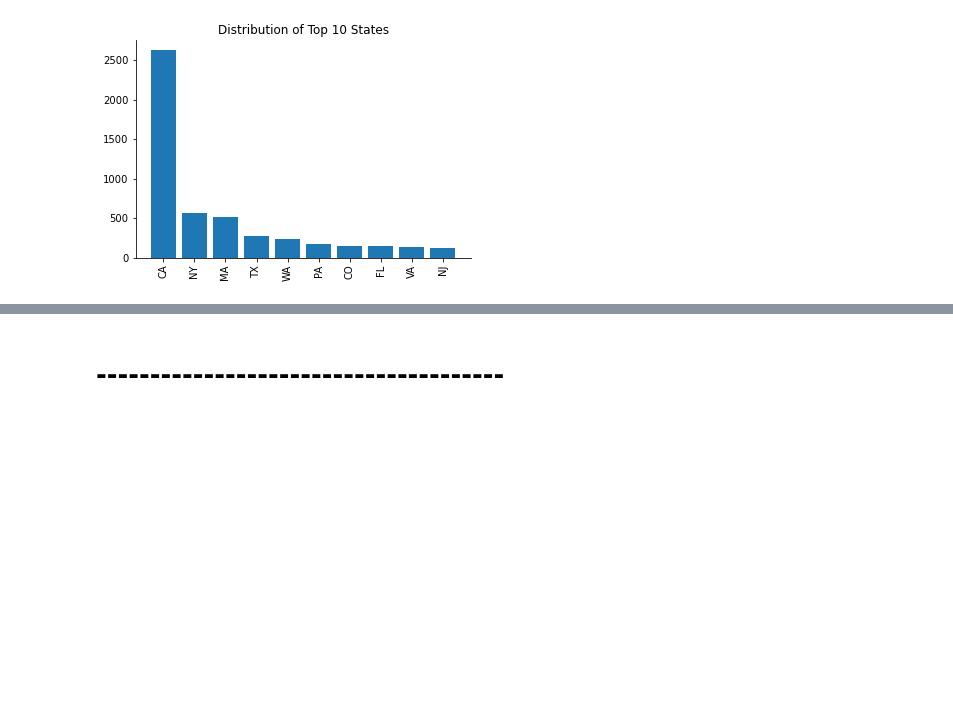
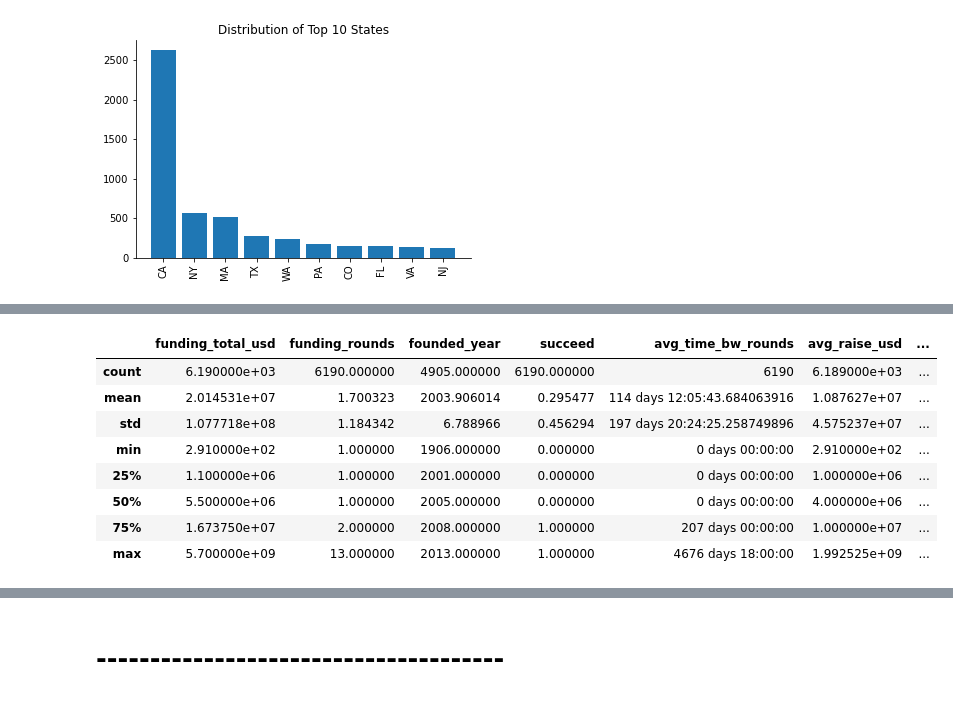
Before and after one commit to Raghad09/ClassificationProject, a Jupyter notebook: Code/1_Data Cleaning.ipynb, the cells around one changed output, grey strips where cells are left out. Cells and saved outputs as stored; diff of their text form; code cells hidden in the pictures; blank space fills up the shorter version.

```diff
--- a/Code/1_Data Cleaning.ipynb
+++ b/Code/1_Data Cleaning.ipynb
@@ -414,0 +530,12 @@ Text(0.5, 1.0, 'Distribution of Top 10 States')
+# %%
+nonoperating_companies.describe()
+# %% [output]
+|  | funding_total_usd | funding_rounds | founded_year | succeed | avg_time_bw_rounds | avg_raise_usd | ... |
+| count | 6.190000e+03 | 6190.000000 | 4905.000000 | 6190.000000 | 6190 | 6.189000e+03 | ... |
+| mean | 2.014531e+07 | 1.700323 | 2003.906014 | 0.295477 | 114 days 12:05:43.684063916 | 1.087627e+07 | ... |
+| std | 1.077718e+08 | 1.184342 | 6.788966 | 0.456294 | 197 days 20:24:25.258749896 | 4.575237e+07 | ... |
+| min | 2.910000e+02 | 1.000000 | 1906.000000 | 0.000000 | 0 days 00:00:00 | 2.910000e+02 | ... |
+| 25% | 1.100000e+06 | 1.000000 | 2001.000000 | 0.000000 | 0 days 00:00:00 | 1.000000e+06 | ... |
+| 50% | 5.500000e+06 | 1.000000 | 2005.000000 | 0.000000 | 0 days 00:00:00 | 4.000000e+06 | ... |
+| 75% | 1.673750e+07 | 2.000000 | 2008.000000 | 1.000000 | 207 days 00:00:00 | 1.000000e+07 | ... |
+| max | 5.700000e+09 | 13.000000 | 2013.000000 | 1.000000 | 4676 days 18:00:00 | 1.992525e+09 | ... |
```
Also changed, not shown: parts of 50 cells of this notebook, 6 other files.
